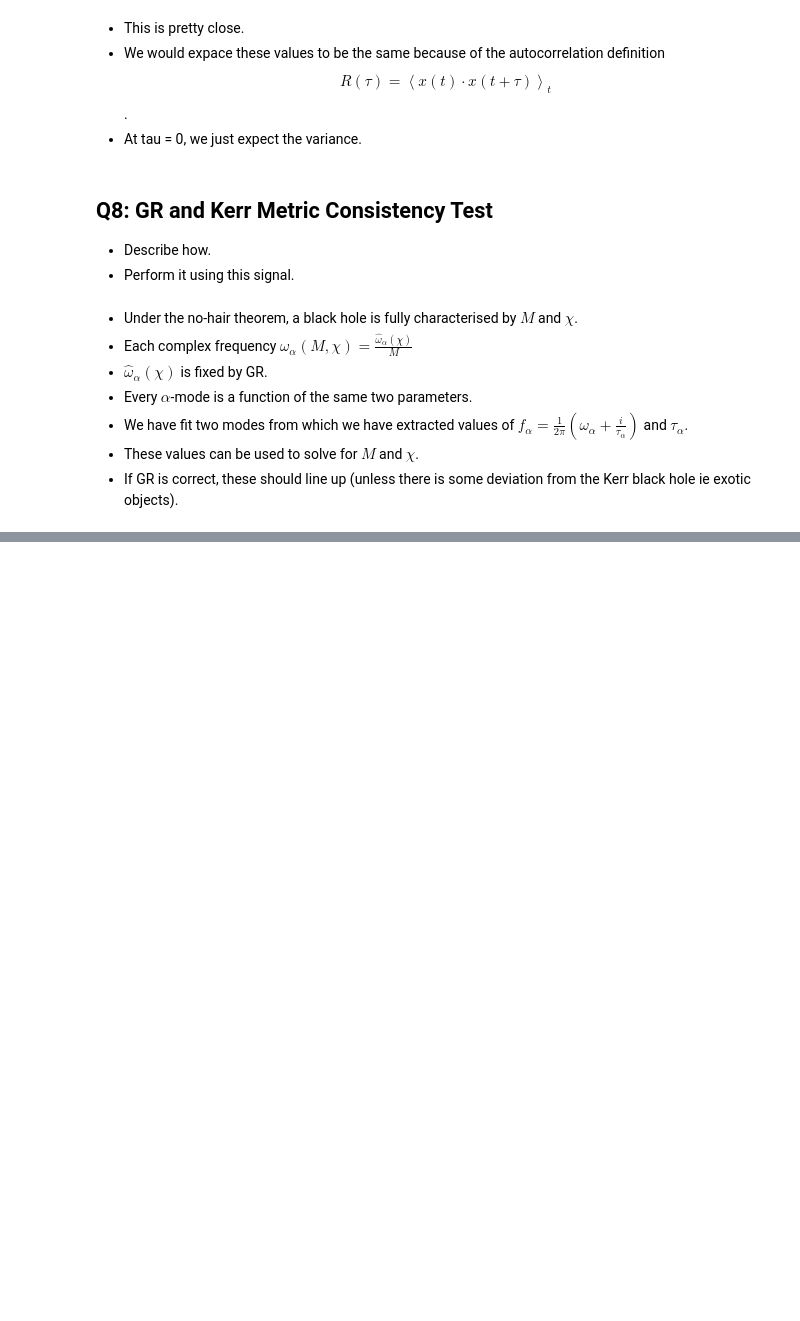
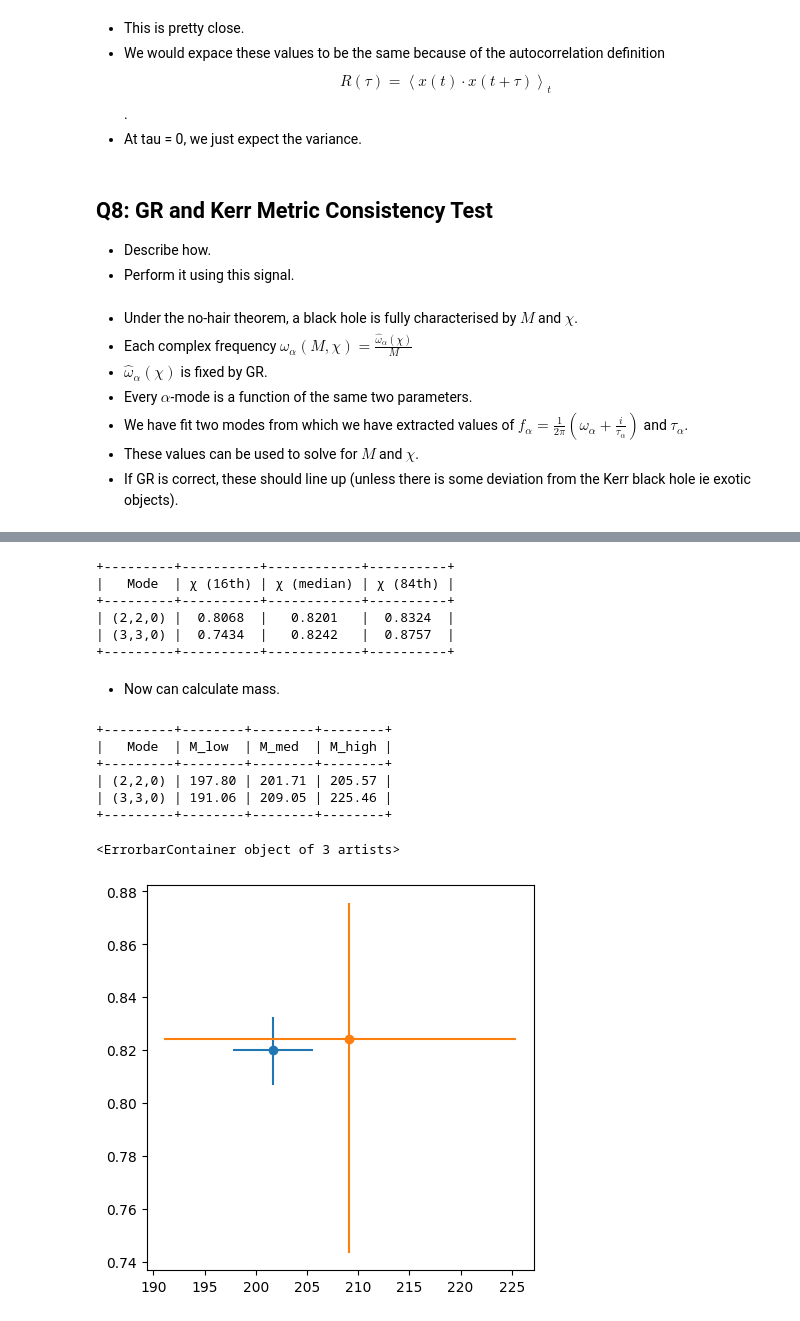
Before and after one commit to JoeyWee1/A5-Gravitational-Waves-QNM-Fitting-CW, a Jupyter notebook: solutions.ipynb, the cells around one changed output, grey strips where cells are left out. Cells and saved outputs as stored; diff of their text form; code cells hidden in the pictures; blank space fills up the shorter version.

```diff
--- a/solutions.ipynb
+++ b/solutions.ipynb
@@ -34,7 +34,7 @@ Destination path C:\Users\Joey\.qnm\data-0.4.0.tar.bz2 already exists, use overw
     - The real part is the oscillatin' part.
     - The imaginary part causes the pertrubation to decay in time.
 # %%
-chi_values = np.linspace(0, 0.9999, 100000)
+chi_values = np.linspace(0, 0.9999, 1000)
 
 # Storage
 omega_220 = []
@@ -550,0 +464,74 @@ print()
+# %%
+from prettytable import PrettyTable
+
+table = PrettyTable()
+table.field_names = ["Mode", "χ (16th)", "χ (median)", "χ (84th)"]
+table.add_row(["(2,2,0)", f"{chi_lo_220:.4f}", f"{chi_med_220:.4f}", f"{chi_hi_220:.4f}"])
+table.add_row(["(3,3,0)", f"{chi_lo_330:.4f}", f"{chi_med_330:.4f}", f"{chi_hi_330:.4f}"])
+print(table)
+# %% [output]
++---------+----------+------------+----------+
+|   Mode  | χ (16th) | χ (median) | χ (84th) |
++---------+----------+------------+----------+
+| (2,2,0) |  0.8068  |   0.8201   |  0.8324  |
+| (3,3,0) |  0.7434  |   0.8242   |  0.8757  |
++---------+----------+------------+----------+
+# %% [markdown]
+- Now can calculate mass.
+# %%
+def convert_to_Msun(Mseconds):
+    return Mseconds * 2.03e5
+
+# Calculate Masses for 220 mode (f2 is the 220 frequency ~96 Hz)
+omega_hat_med_220, _, _ = mode_220(chi_med_220)
+omega_hat_lo_220, _, _  = mode_220(chi_lo_220)
+omega_hat_hi_220, _, _  = mode_220(chi_hi_220)
+
+M_med_220 = omega_hat_med_220.real / (2 * np.pi * f2_med)
+M_lo_220  = omega_hat_lo_220.real  / (2 * np.pi * f2_hi)
+M_hi_220  = omega_hat_hi_220.real  / (2 * np.pi * f2_lo)
+
+M_med_220 = convert_to_Msun(M_med_220)
+M_lo_220  = convert_to_Msun(M_lo_220)
+M_hi_220  = convert_to_Msun(M_hi_220)
+
+# Calculate Masses for 330 mode (f1 is the 330 frequency ~146 Hz)
+omega_hat_med_330, _, _ = mode_330(chi_med_330)
+omega_hat_lo_330, _, _  = mode_330(chi_lo_330)
+omega_hat_hi_330, _, _  = mode_330(chi_hi_330)
+
+M_med_330 = omega_hat_med_330.real / (2 * np.pi * f1_med)
+M_lo_330  = omega_hat_lo_330.real  / (2 * np.pi * f1_hi)
+M_hi_330  = omega_hat_hi_330.real  / (2 * np.pi * f1_lo)
+
+M_med_330 = convert_to_Msun(M_med_330)
+M_lo_330  = convert_to_Msun(M_lo_330)
+M_hi_330  = convert_to_Msun(M_hi_330)
+# %%
+table = PrettyTable()
+table.field_names = ["Mode", "M_low", "M_med", "M_high"]
+table.add_row(["(2,2,0)", f"{M_lo_220:.2f}", f"{M_med_220:.2f}", f"{M_hi_220:.2f}"])
+table.add_row(["(3,3,0)", f"{M_lo_330:.2f}", f"{M_med_330:.2f}", f"{M_hi_330:.2f}"])
+print(table)
+# %% [output]
++---------+--------+--------+--------+
+|   Mode  | M_low  | M_med  | M_high |
++---------+--------+--------+--------+
+| (2,2,0) | 197.80 | 201.71 | 205.57 |
+| (3,3,0) | 191.06 | 209.05 | 225.46 |
++---------+--------+--------+--------+
+# %%
+fig, ax = plt.subplots(figsize=(5, 5))
+
+ax.errorbar(M_med_220, chi_med_220,
+            xerr=[[M_med_220 - M_lo_220], [M_hi_220 - M_med_220]],
+            yerr=[[chi_med_220 - chi_lo_220], [chi_hi_220 - chi_med_220]],
+            marker='o')
+
+ax.errorbar(M_med_330, chi_med_330,
+            xerr=[[M_med_330 - M_lo_330], [M_hi_330 - M_med_330]],
+            yerr=[[chi_med_330 - chi_lo_330], [chi_hi_330 - chi_med_330]],
+            marker='o')
+# %% [output]
+<ErrorbarContainer object of 3 artists>
+[figure, added]
```
Also changed, not shown: parts of 13 cells of this notebook.
